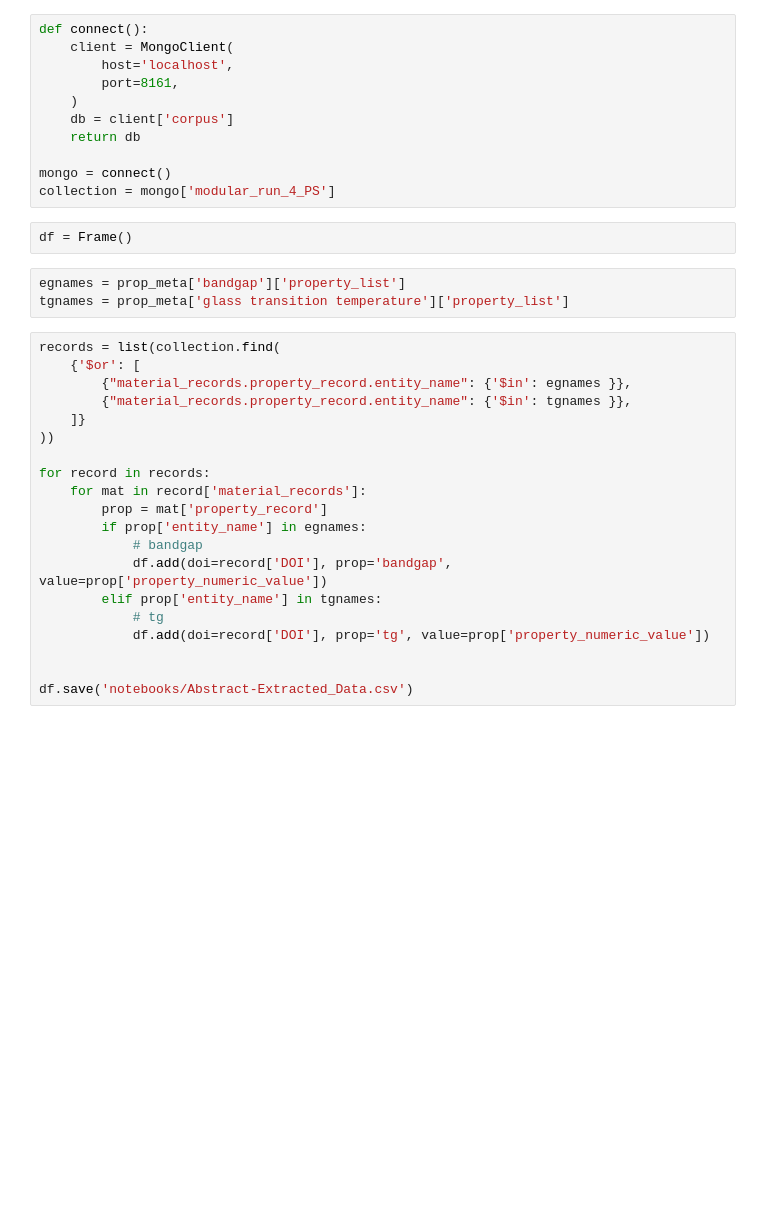
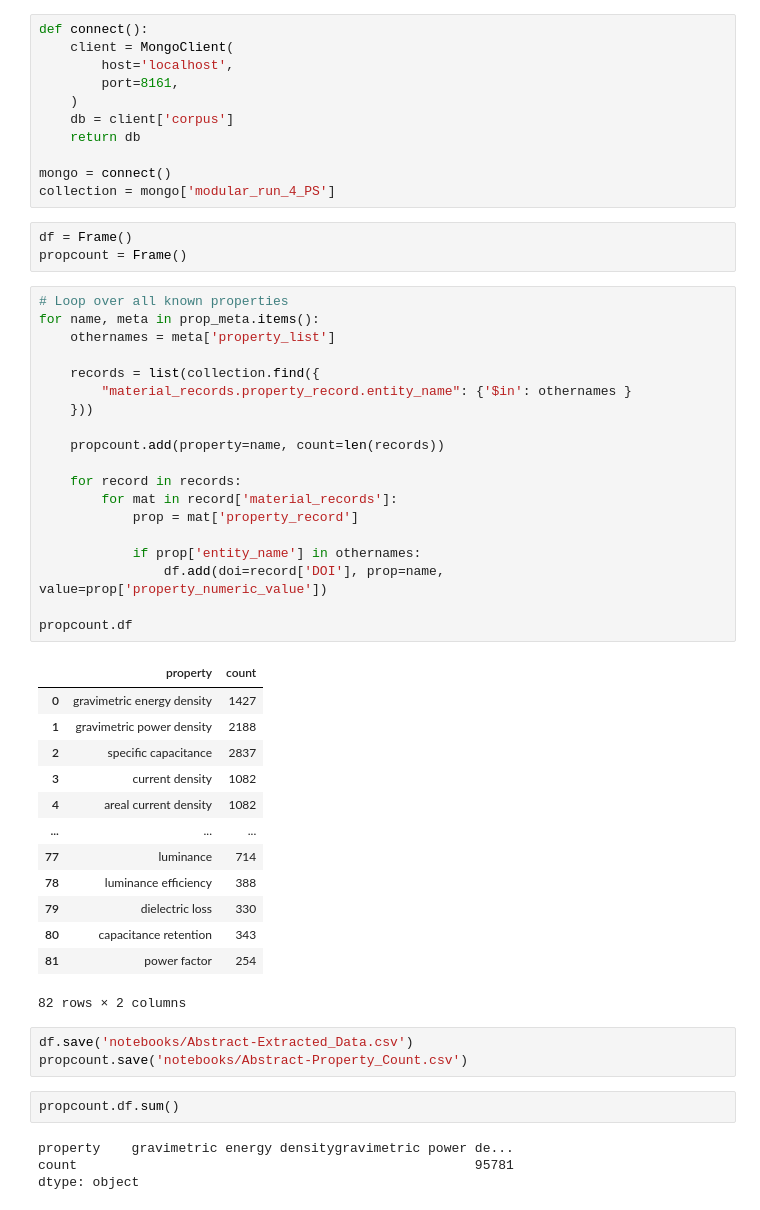
Before and after one commit to Ramprasad-Group/PromptDataExtraction, a Jupyter notebook: notebooks/Abstract-Extracted_Data.ipynb, the cells around one changed output. Saved outputs shown, nothing was run; the diff lists cells and outputs as text; blank space fills up the shorter version.

```diff
--- a/notebooks/Abstract-Extracted_Data.ipynb
+++ b/notebooks/Abstract-Extracted_Data.ipynb
@@ -22,26 +22,46 @@ mongo = connect()
 collection = mongo['modular_run_4_PS']
 # %%
 df = Frame()
+propcount = Frame()
-# %%
-egnames = prop_meta['bandgap']['property_list']
-tgnames = prop_meta['glass transition temperature']['property_list']
 # %%
-records = list(collection.find(
-    {'$or': [
-        {"material_records.property_record.entity_name": {'$in': egnames }},
-        {"material_records.property_record.entity_name": {'$in': tgnames }},
-    ]}
-))
+# Loop over all known properties
+for name, meta in prop_meta.items():
+    othernames = meta['property_list']
 
-for record in records:
-    for mat in record['material_records']:
-        prop = mat['property_record']
-        if prop['entity_name'] in egnames:
-            # bandgap
-            df.add(doi=record['DOI'], prop='bandgap', value=prop['property_numeric_value'])
-        elif prop['entity_name'] in tgnames:
-            # tg
-            df.add(doi=record['DOI'], prop='tg', value=prop['property_numeric_value'])
+    records = list(collection.find({
+        "material_records.property_record.entity_name": {'$in': othernames }
+    }))
 
+    propcount.add(property=name, count=len(records))
 
-df.save('notebooks/Abstract-Extracted_Data.csv')
+    for record in records:
+        for mat in record['material_records']:
+            prop = mat['property_record']
+
+            if prop['entity_name'] in othernames:
+                df.add(doi=record['DOI'], prop=name, value=prop['property_numeric_value'])
+
+propcount.df
+# %% [output]
+|  | property | count |
+| 0 | gravimetric energy density | 1427 |
+| 1 | gravimetric power density | 2188 |
+| 2 | specific capacitance | 2837 |
+| 3 | current density | 1082 |
+| 4 | areal current density | 1082 |
+| ... | ... | ... |
+| 77 | luminance | 714 |
+| 78 | luminance efficiency | 388 |
+| 79 | dielectric loss | 330 |
+| 80 | capacitance retention | 343 |
+| 81 | power factor | 254 |
+82 rows × 2 columns
+# %%
+df.save('notebooks/Abstract-Extracted_Data.csv')
+propcount.save('notebooks/Abstract-Property_Count.csv')
+# %%
+propcount.df.sum()
+# %% [output]
+property    gravimetric energy densitygravimetric power de...
+count                                                   95781
+dtype: object
```
Also changed, not shown: 2 other files.
